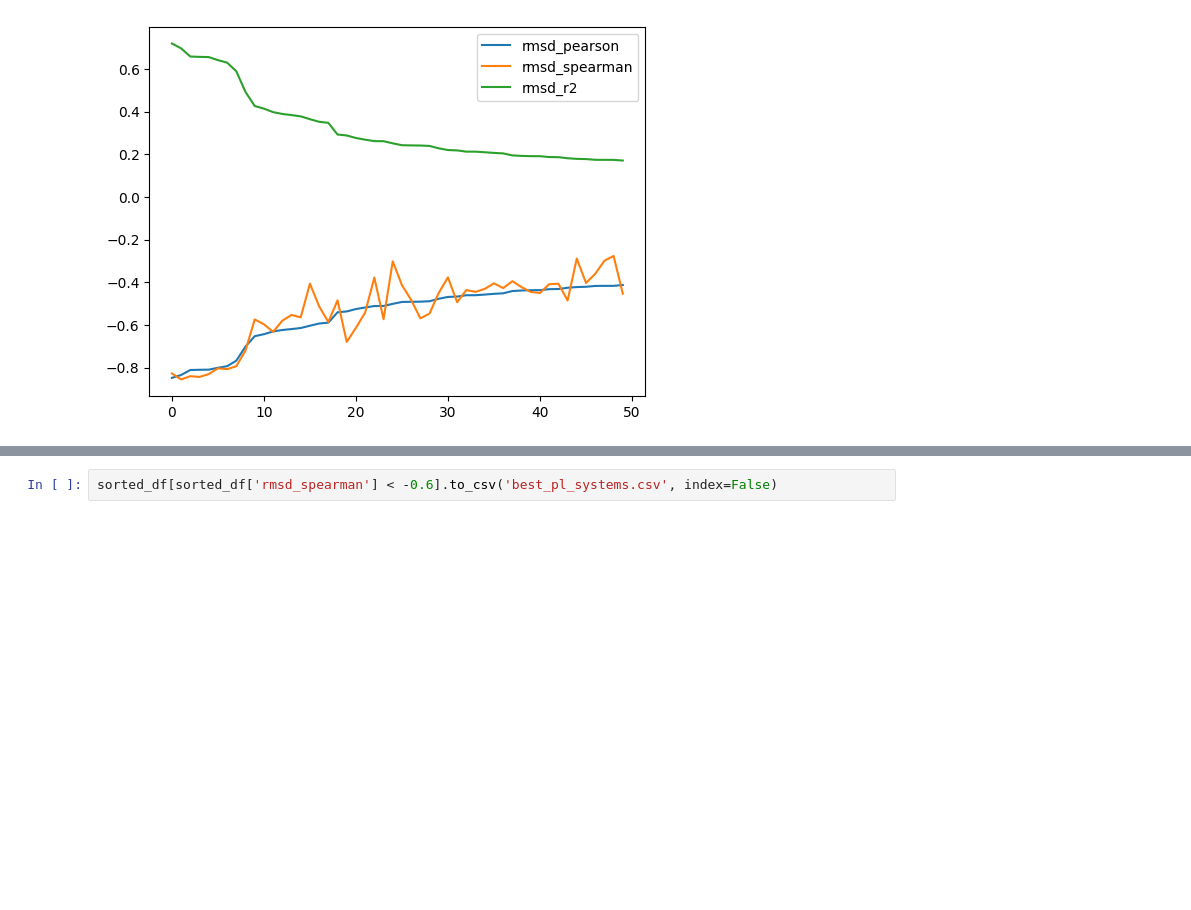
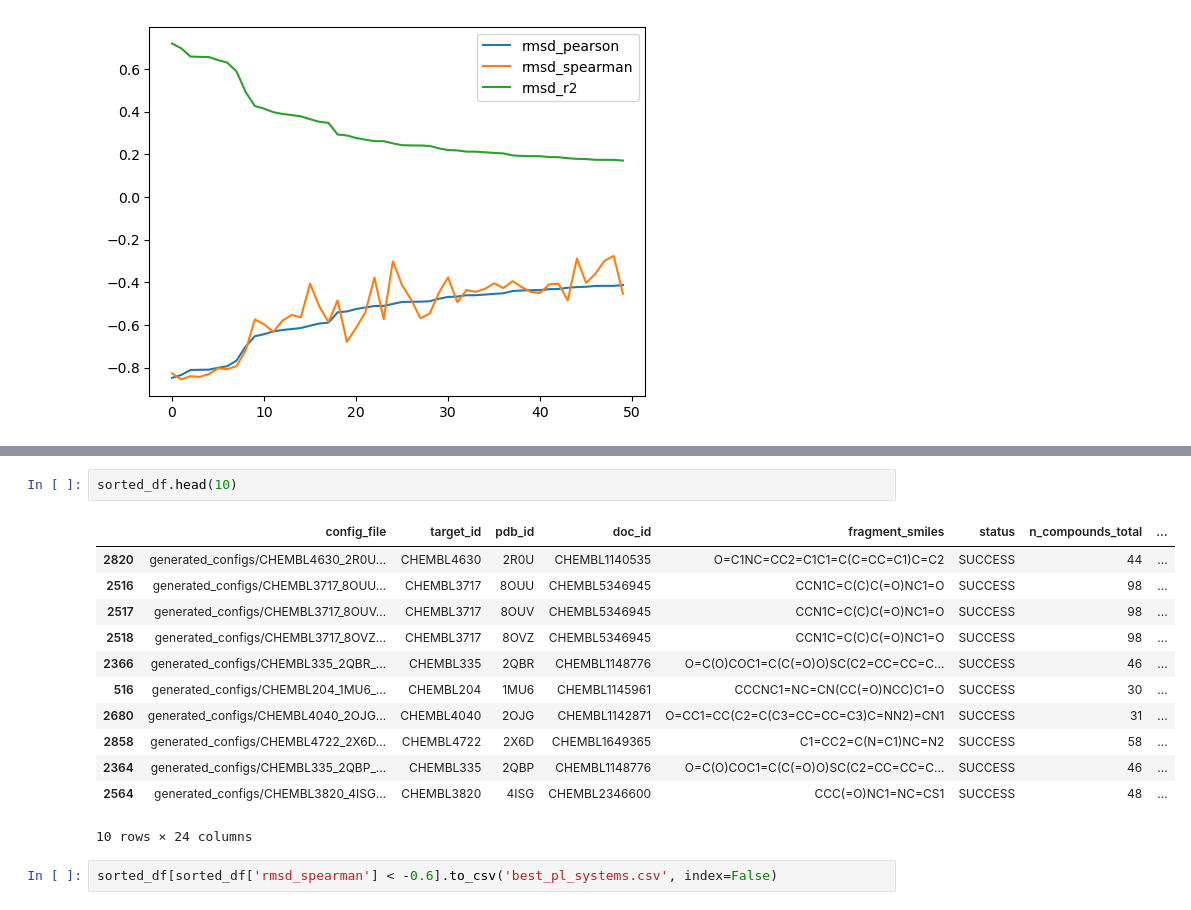
Before and after one commit to Popov-Lab-UNC/mockdock, a Jupyter notebook: notebooks/chembl-download.ipynb, the cells around one changed output, grey strips where cells are left out. Saved outputs shown, nothing was run; the diff lists cells and outputs as text; blank space fills up the shorter version.

```diff
--- a/notebooks/chembl-download.ipynb
+++ b/notebooks/chembl-download.ipynb
@@ -88,2 +119,17 @@ plt.show()
+# %%
+sorted_df.head(10)
+# %% [output]
+|  | config_file | target_id | pdb_id | doc_id | fragment_smiles | status | n_compounds_total | ... |
+| 2820 | generated_configs/CHEMBL4630_2R0U... | CHEMBL4630 | 2R0U | CHEMBL1140535 | O=C1NC=CC2=C1C1=C(C=CC=C1)C=C2 | SUCCESS | 44 | ... |
+| 2516 | generated_configs/CHEMBL3717_8OUU... | CHEMBL3717 | 8OUU | CHEMBL5346945 | CCN1C=C(C)C(=O)NC1=O | SUCCESS | 98 | ... |
+| 2517 | generated_configs/CHEMBL3717_8OUV... | CHEMBL3717 | 8OUV | CHEMBL5346945 | CCN1C=C(C)C(=O)NC1=O | SUCCESS | 98 | ... |
+| 2518 | generated_configs/CHEMBL3717_8OVZ... | CHEMBL3717 | 8OVZ | CHEMBL5346945 | CCN1C=C(C)C(=O)NC1=O | SUCCESS | 98 | ... |
+| 2366 | generated_configs/CHEMBL335_2QBR_... | CHEMBL335 | 2QBR | CHEMBL1148776 | O=C(O)COC1=C(C(=O)O)SC(C2=CC=CC=C... | SUCCESS | 46 | ... |
+| 516 | generated_configs/CHEMBL204_1MU6_... | CHEMBL204 | 1MU6 | CHEMBL1145961 | CCCNC1=NC=CN(CC(=O)NCC)C1=O | SUCCESS | 30 | ... |
+| 2680 | generated_configs/CHEMBL4040_2OJG... | CHEMBL4040 | 2OJG | CHEMBL1142871 | O=CC1=CC(C2=C(C3=CC=CC=C3)C=NN2)=CN1 | SUCCESS | 31 | ... |
+| 2858 | generated_configs/CHEMBL4722_2X6D... | CHEMBL4722 | 2X6D | CHEMBL1649365 | C1=CC2=C(N=C1)NC=N2 | SUCCESS | 58 | ... |
+| 2364 | generated_configs/CHEMBL335_2QBP_... | CHEMBL335 | 2QBP | CHEMBL1148776 | O=C(O)COC1=C(C(=O)O)SC(C2=CC=CC=C... | SUCCESS | 46 | ... |
+| 2564 | generated_configs/CHEMBL3820_4ISG... | CHEMBL3820 | 4ISG | CHEMBL2346600 | CCC(=O)NC1=NC=CS1 | SUCCESS | 48 | ... |
+10 rows × 24 columns
 # %%
 sorted_df[sorted_df['rmsd_spearman'] < -0.6].to_csv('best_pl_systems.csv', index=False)
```
Also changed, not shown: parts of 6 cells of this notebook, 27 other files.
